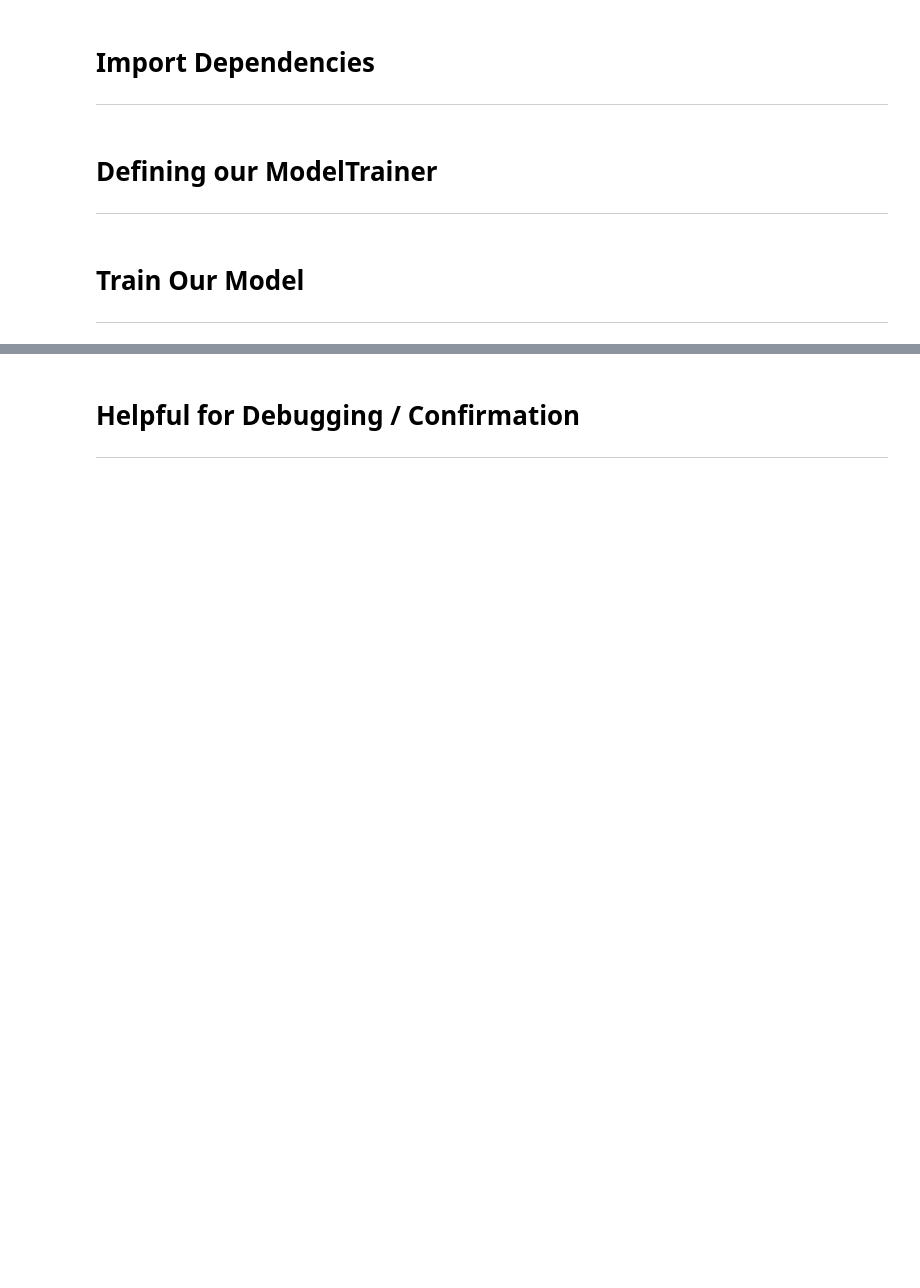
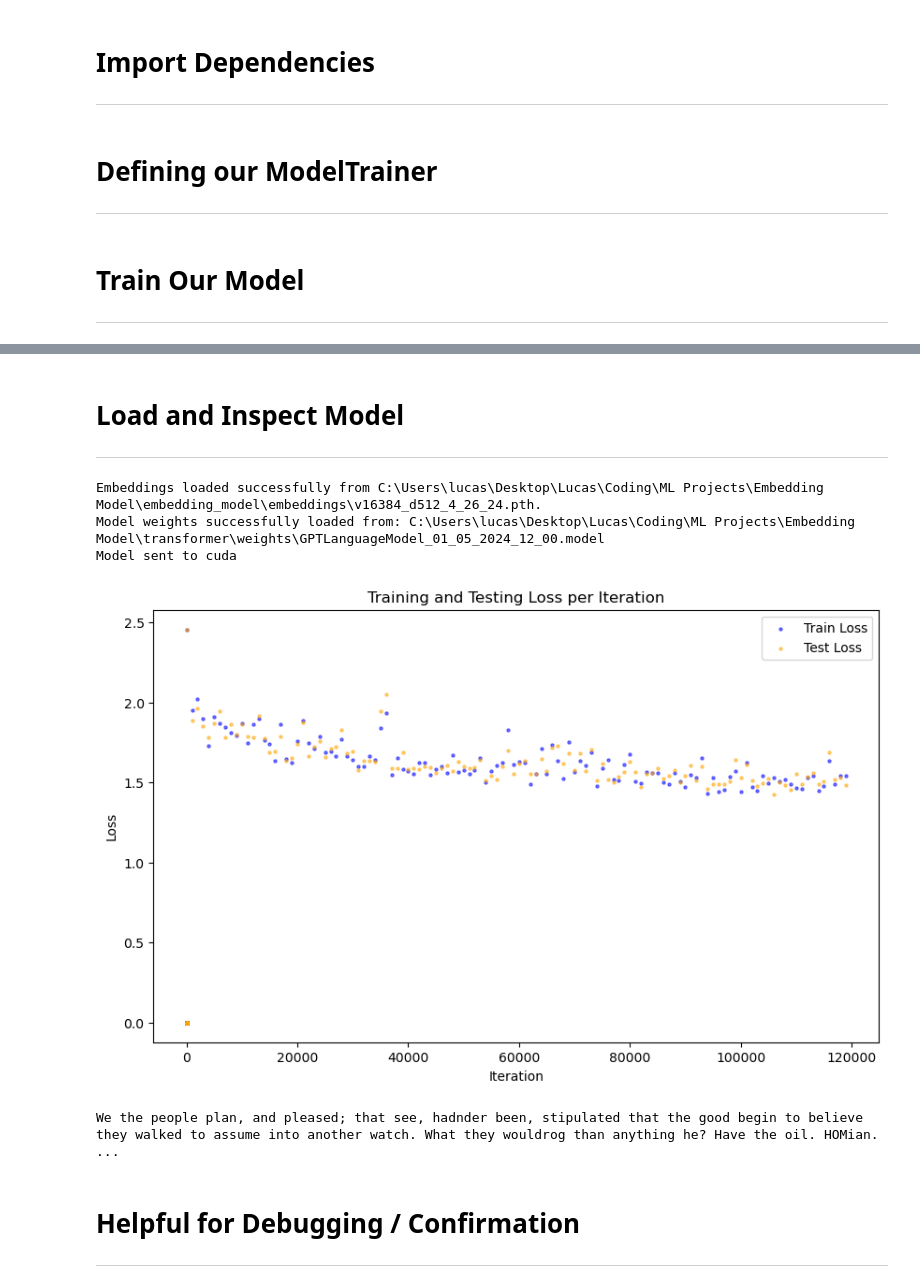
Before and after one commit to lucasdino/Embedding-Model, a Jupyter notebook: transformer/trainer_nb.ipynb, the cells around one changed output, grey strips where cells are left out. Cells and saved outputs as stored; diff of their text form; code cells hidden in the pictures; blank space fills up the shorter version.

```diff
--- a/transformer/trainer_nb.ipynb
+++ b/transformer/trainer_nb.ipynb
@@ -204,3 +251,46 @@ trainer.train_model(num_saves = 2)
+# %% [markdown]
+# Load and Inspect Model
+---
+# %%
+new_model = GPTLanguageModel(model_params, device)
+
+# Load and inspect our model / loss results
+filename = "GPTLanguageModel_01_05_2024_44_01"
+base_dir = os.path.join(os.path.dirname(os.getcwd()), 'transformer')
+new_model.load_model(os.path.join(base_dir, 'weights', filename + '.model'))
+new_model = new_model.to(device)
+print(f"Model sent to {device}")
+# %% [output]
+Embeddings loaded successfully from C:\Users\lucas\Desktop\Lucas\Coding\ML Projects\Embedding Model\embedding_model\embeddings\v16384_d512_4_26_24.pth.
+Model weights successfully loaded from: C:\Users\lucas\Desktop\Lucas\Coding\ML Projects\Embedding Model\transformer\weights\GPTLanguageModel_01_05_2024_12_00.model
+Model sent to cuda
+# %%
+csv_path = os.path.join(base_dir, 'loss_results', filename + '.csv')
+data = np.loadtxt(csv_path, delimiter=",", skiprows=1)  # Skip the header row
+iterations = data[:, 0]
+train_loss = data[:, 1]
+test_loss = data[:, 2]
+
+# Plot our data
+plt.figure(figsize=(10, 6))
+plt.scatter(iterations, train_loss, color='blue', alpha=0.5, s=5, label='Train Loss')
+plt.scatter(iterations, test_loss, color='orange', alpha=0.5, s=5, label='Test Loss')
+# plt.xscale('log')
+plt.xlabel('Iteration')
+plt.ylabel('Loss')
+plt.title('Training and Testing Loss per Iteration')
+plt.legend()
+plt.show()
+# %% [output]
+[figure, added]
+# %%
+# Generate some text
+seed_string = "We the people"
+starting_tokens = torch.tensor(tokenizer.encode_as_ids(seed_string)).reshape(1, -1).to(device)
+gen_tokens = new_model.generate(starting_tokens, max_new_tokens=100).to('cpu').tolist()[0]
+print(tokenizer.decode(gen_tokens))
+# %% [output]
+We the people plan, and pleased; that see, hadnder been, stipulated that the good begin to believe they walked to assume into another watch. What they wouldrog than anything he? Have the oil. HOMian.  ...
 # %% [markdown]
 # Helpful for Debugging / Confirmation
 ---
```
Also changed, not shown: parts of 6 cells of this notebook, 9 other files.
